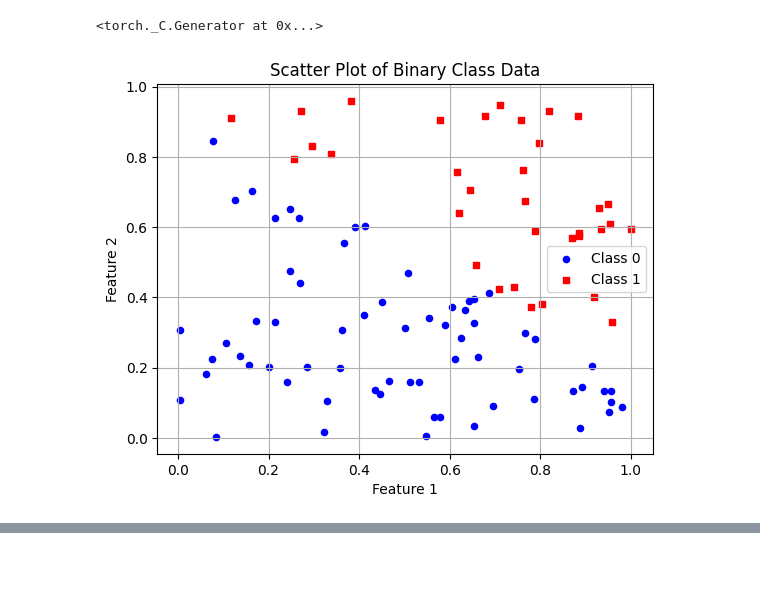
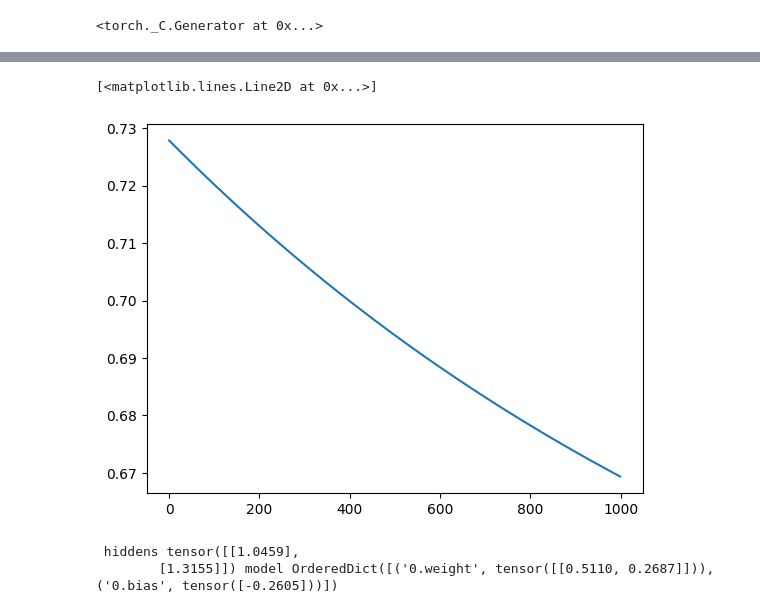
Before and after one commit to sriram-gupta/diy-ml, a Jupyter notebook: notebooks/02LinearClassification.ipynb, the cells around one changed output, grey strips where cells are left out. Cells and saved outputs as stored; diff of their text form; code cells hidden in the pictures; blank space fills up the shorter version.

Commit message:
added Linear classification with plot

```diff
--- a/notebooks/02LinearClassification.ipynb
+++ b/notebooks/02LinearClassification.ipynb
@@ -19,26 +19,66 @@ def generate_dataset(n, m):
     X = torch.rand(n, m - 1)
     n_samples, n_features = X.shape
     hiddens = torch.rand(n_features, 1) + 1
-    y = (X @ hiddens > 1.3).int()  # Convert to integers (0 or 1)
+    y = (X @ hiddens > 1.3)*1.0 # Convert to integers (0 or 1)
     return X, y, hiddens
 
 X, y, hiddens = generate_dataset(100, 3)
 
-X = X.numpy()  # Convert PyTorch tensor X to a NumPy array
-y = y.numpy()  # Convert PyTorch tensor y to a NumPy array
+# X = X.numpy()  # Convert PyTorch tensor X to a NumPy array
+# y = y.numpy()  # Convert PyTorch tensor y to a NumPy array
 
-markers = ['o', 's']  # Define markers for each class
-colors = ['blue', 'red']  # Define colors for each class
+# markers = ['o', 's']  # Define markers for each class
+# colors = ['blue', 'red']  # Define colors for each class
 
-for i in range(2):  # Iterate over the two classes
-    class_indices = y == i
-    plt.scatter(X[class_indices.squeeze(), 0], X[class_indices.squeeze(), 1], label=f'Class {i}', marker=markers[i], s=20, c=colors[i])
+# for i in range(2):  # Iterate over the two classes
+#     class_indices = y == i
+#     plt.scatter(X[class_indices.squeeze(), 0], X[class_indices.squeeze(), 1], label=f'Class {i}', marker=markers[i], s=20, c=colors[i])
 
-plt.title('Scatter Plot of Binary Class Data')
-plt.xlabel('Feature 1')
-plt.ylabel('Feature 2')
-plt.legend()
-plt.grid(True)
-plt.show()
+# plt.title('Scatter Plot of Binary Class Data')
+# plt.xlabel('Feature 1')
+# plt.ylabel('Feature 2')
+# plt.legend()
+# plt.grid(True)
+# plt.show()
-# %% [output]
-[figure, removed]
+# %%
+import torch
+import matplotlib.pyplot as plt
+from torch  import nn
+
+torch.manual_seed(42)
+
+def generate_dataset(n, m):
+    X = torch.rand(n, m - 1)
+    n_samples, n_features = X.shape
+    hiddens = torch.rand(n_features, 1) + 1
+    y = (X @ hiddens > 1.3)*1 # Convert to integers (0 or 1)
+    return X, y, hiddens
+
+X, y, hiddens = generate_dataset(100, 3)
+
+
+n_samples, n_features = X.shape
+
+model = nn.Sequential(
+    nn.Linear(n_features,1),
+    nn.Sigmoid()
+)
+
+criteria = nn.BCELoss()
+optimizer = torch.optim.SGD(model.parameters(), lr=0.001)
+
+epochs=1000
+losses = []
+
+for epoch in range(epochs):
+    optimizer.zero_grad() # reseting the gradient for each iteration
+    output = model(X)
+    loss = criteria(output,y.float())
+    loss.backward()
+    optimizer.step()
+
+    losses.append(loss.item())
+    print(f" epoch {epoch} loss : {loss.item()}")
+
+plt.plot(losses)
+# %% [output]
@@ -44,0 +102,7 @@ plt.show()
+[<matplotlib.lines.Line2D at 0x...>]
+[figure, added]
+# %%
+print(f" hiddens {hiddens} model {model.state_dict()}")
+# %% [output]
+ hiddens tensor([[1.0459],
+        [1.3155]]) model OrderedDict([('0.weight', tensor([[0.5110, 0.2687]])), ('0.bias', tensor([-0.2605]))])
```
Also changed, not shown: parts of 6 cells of this notebook.
